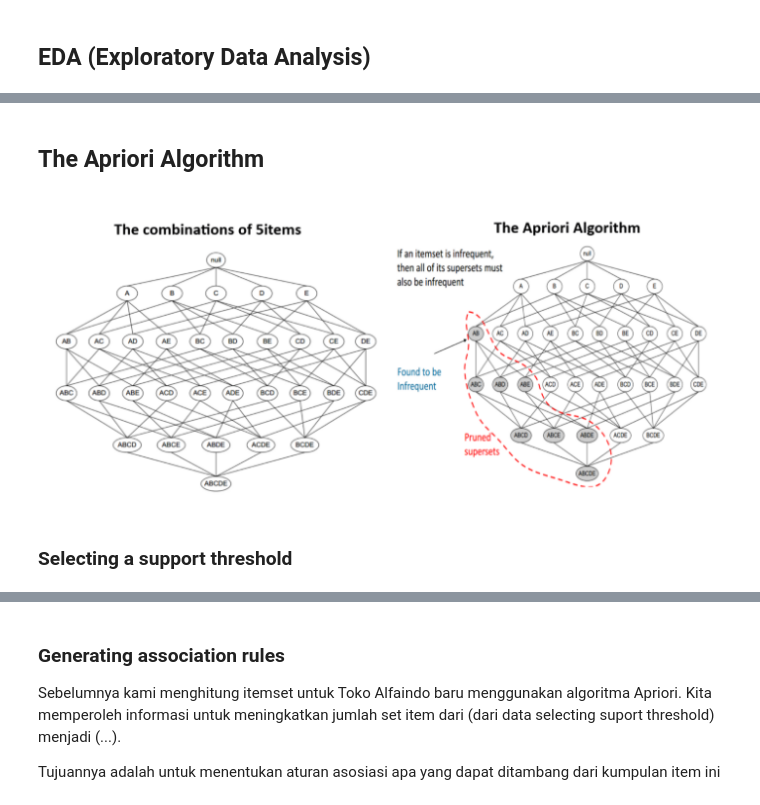
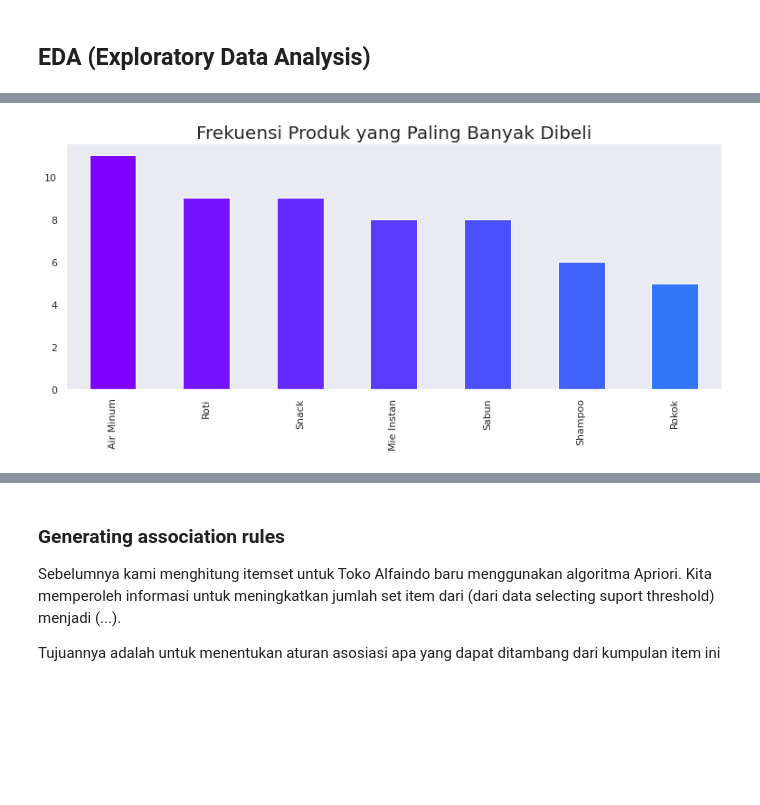
Before and after one commit to michaelbram10/Case-Study-03-Data-Mining-Market-Basket-Analysis-Ganjil-2022-Kelompok-E, a Jupyter notebook: Case_Study_03_Data_Mining_Market_Basket_Analysis_Ganjil_2022_Kelompok_E.ipynb, the cells around one changed output, grey strips where cells are left out. Saved outputs shown, nothing was run; the diff lists cells and outputs as text; code cells hidden in the pictures; blank space fills up the shorter version.

```diff
--- a/Case_Study_03_Data_Mining_Market_Basket_Analysis_Ganjil_2022_Kelompok_E.ipynb
+++ b/Case_Study_03_Data_Mining_Market_Basket_Analysis_Ganjil_2022_Kelompok_E.ipynb
@@ -351,19 +351,0 @@ plt.show()
-# %%
-import networkx as nx
-df['food'] = 'Food'
-food = df.truncate(before = -1, after = 15)
-food = nx.from_pandas_edgelist(food, source = 'food', target = 0, edge_attr = True)
-# %%
-import warnings
-warnings.filterwarnings('ignore')
-
-plt.rcParams['figure.figsize'] = (13, 13)
-pos = nx.spring_layout(food)
-color = plt.cm.Set1(np.linspace(0, 15, 1))
-nx.draw_networkx_nodes(food, pos, node_size = 15000, node_color = color)
-nx.draw_networkx_edges(food, pos, width = 3, alpha = 0.6, edge_color = 'black')
-nx.draw_networkx_labels(food, pos, font_size = 20, font_family = 'sans-serif')
-plt.axis('off')
-plt.grid()
-plt.title('Top 15 First Choices', fontsize = 20)
-plt.show()
@@ -475,3 +351,0 @@ print(zhang)
-# %% [markdown]
-## The Apriori Algorithm
-![image.png](embedded-picture-1)
@@ -490,2 +351,0 @@ frequent_itemsets.head()
-# %% [markdown]
-### Selecting a support threshold
@@ -505,0 +352,9 @@ print(len(frequent_itemsets_1), len(frequent_itemsets_2))
+# %%
+color = plt.cm.rainbow(np.linspace(0, 1, 40))
+df['Nama Produk'].value_counts().head(40).plot.bar(color = color, figsize=(13,5))
+plt.title('Frekuensi Produk yang Paling Banyak Dibeli', fontsize = 20)
+plt.xticks(rotation = 90 )
+plt.grid()
+plt.show()
+# %% [output]
+[figure, added]
```
Also changed, not shown: parts of 47 cells of this notebook.
